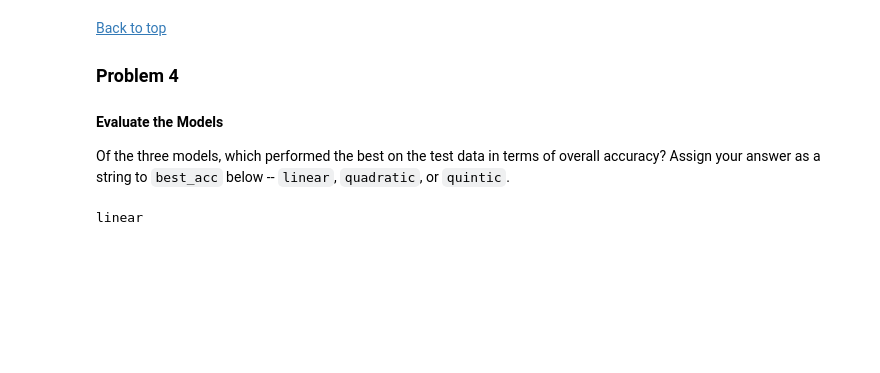
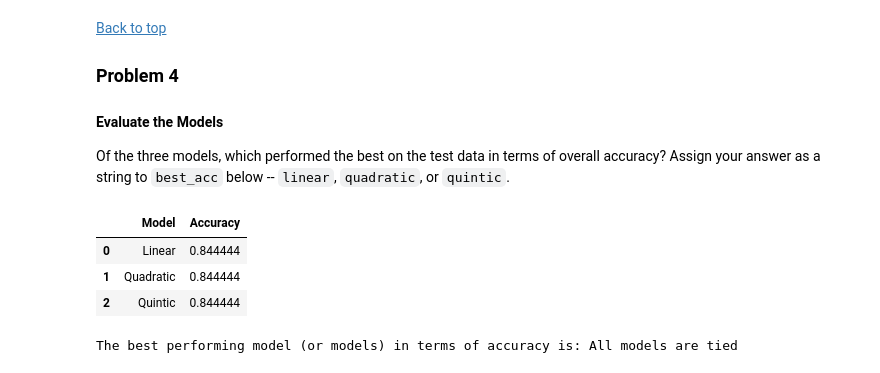
Before and after one commit to Subroy1/MSAI_AllPracticeModules, a Jupyter notebook: Module 16/colab_activity16_3.ipynb, the cells around one changed output. Saved outputs shown, nothing was run; the diff lists cells and outputs as text; code cells hidden in the pictures; blank space fills up the shorter version.

```diff
--- a/Module 16/colab_activity16_3.ipynb
+++ b/Module 16/colab_activity16_3.ipynb
@@ -208,13 +222,30 @@ print(quintic_predictions[:10])
 Of the three models, which performed the best on the test data in terms of overall accuracy?  Assign your answer as a string to `best_acc` below -- `linear`, `quadratic`, or `quintic`.
 # %%
 from sklearn.metrics import accuracy_score
-# %%
-
-best_acc = ''
-
-
-
-### ANSWER CHECK
-print(best_acc)
-# %% [output]
-linear
+# %%
+best_acc = ''
+linear_acc = accuracy_score(y_test,linear_predictions)
+quadratic_acc = accuracy_score(y_test,quadratic_predictions)
+quintic_acc = accuracy_score(y_test,quintic_predictions)
+
+#Create a map of the 2 models with their accuracies
+df_accuracies = pd.DataFrame({'Model':['Linear','Quadratic','Quintic'],'Accuracy':[linear_acc,quadratic_acc,quintic_acc]})
+display(df_accuracies)
+
+### ANSWER CHECK
+if linear_acc == quadratic_acc == quintic_acc:
+    best_acc = 'All models are tied'
+elif linear_acc >= quadratic_acc and linear_acc >= quintic_acc:
+    best_acc = 'linear'
+elif quadratic_acc >= linear_acc and quadratic_acc >= quintic_acc:
+    best_acc = 'quadratic'
+else:
+    best_acc = 'quintic'
+
+print(f"The best performing model (or models) in terms of accuracy is: {best_acc}")
+# %% [output]
+|  | Model | Accuracy |
+| 0 | Linear | 0.844444 |
+| 1 | Quadratic | 0.844444 |
+| 2 | Quintic | 0.844444 |
+The best performing model (or models) in terms of accuracy is: All models are tied
```
Also changed, not shown: parts of 6 cells of this notebook.
